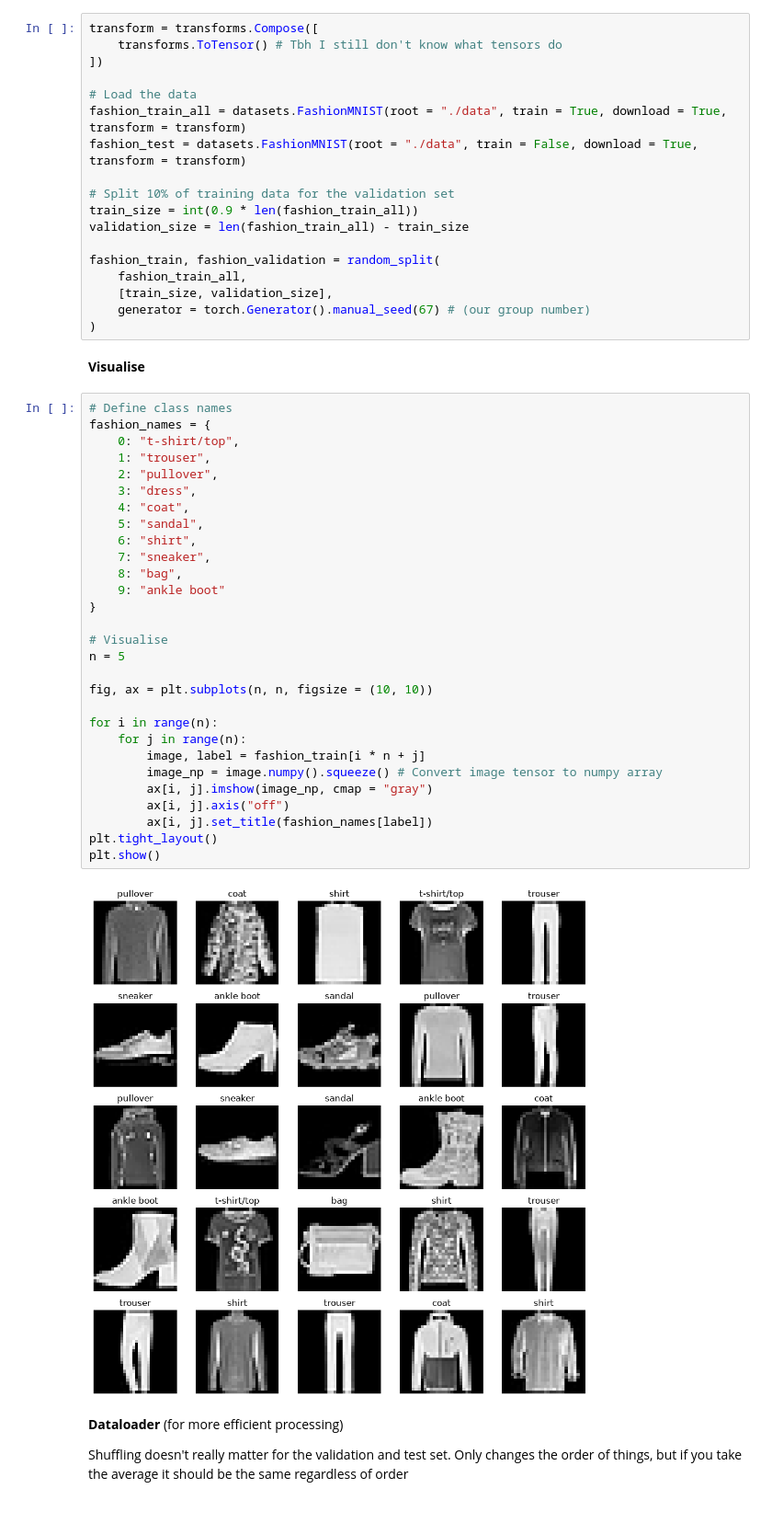
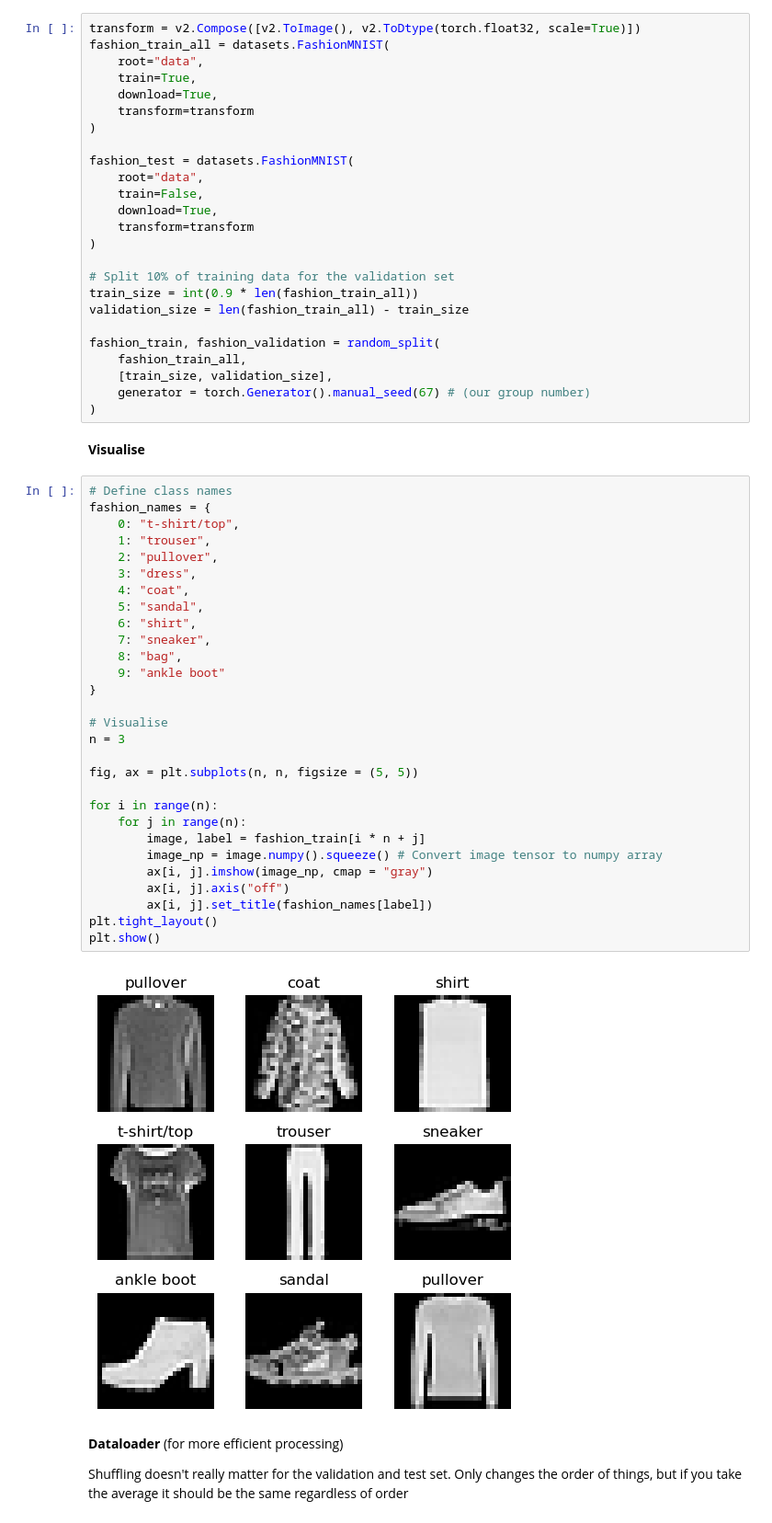
Before and after one commit to AlienaTheGiantDuck/ItDL_assignments, a Jupyter notebook: Assignment_1/Assignment_1.ipynb, the cells around one changed output. Shown at 92% size. Drawn from its saved outputs; the diff is of its cells as text.

```diff
--- a/Assignment_1/Assignment_1.ipynb
+++ b/Assignment_1/Assignment_1.ipynb
@@ -71,13 +67,20 @@ Please leave it uncommented after using, so we don't have to download all the da
 # %% [markdown]
 **Loading data: train, validation, test**
 # %%
-transform = transforms.Compose([
-    transforms.ToTensor() # Tbh I still don't know what tensors do
-])
+transform = v2.Compose([v2.ToImage(), v2.ToDtype(torch.float32, scale=True)])
+fashion_train_all = datasets.FashionMNIST(
+    root="data",
+    train=True,
+    download=True,
+    transform=transform
+)
 
-# Load the data
-fashion_train_all = datasets.FashionMNIST(root = "./data", train = True, download = True, transform = transform)
-fashion_test = datasets.FashionMNIST(root = "./data", train = False, download = True, transform = transform)
+fashion_test = datasets.FashionMNIST(
+    root="data",
+    train=False,
+    download=True,
+    transform=transform
+)
 
 # Split 10% of training data for the validation set
 train_size = int(0.9 * len(fashion_train_all))
@@ -93,34 +96,34 @@ fashion_train, fashion_validation = random_split(
 # %%
 # Define class names
 fashion_names = {
     0: "t-shirt/top",
     1: "trouser",
     2: "pullover",
     3: "dress",
     4: "coat",
     5: "sandal",
     6: "shirt",
     7: "sneaker",
     8: "bag",
     9: "ankle boot"
 }
 
 # Visualise
-n = 5
+n = 3
 
-fig, ax = plt.subplots(n, n, figsize = (10, 10))
+fig, ax = plt.subplots(n, n, figsize = (5, 5))
 
 for i in range(n):
     for j in range(n):
         image, label = fashion_train[i * n + j]
         image_np = image.numpy().squeeze() # Convert image tensor to numpy array
         ax[i, j].imshow(image_np, cmap = "gray")
         ax[i, j].axis("off")
         ax[i, j].set_title(fashion_names[label])
 plt.tight_layout()
 plt.show()
 # %% [output]
-[figure, old version]
+[figure, new version]
 # %% [markdown]
 **Dataloader** (for more efficient processing)
 
```
Also changed, not shown: parts of 14 cells of this notebook.
